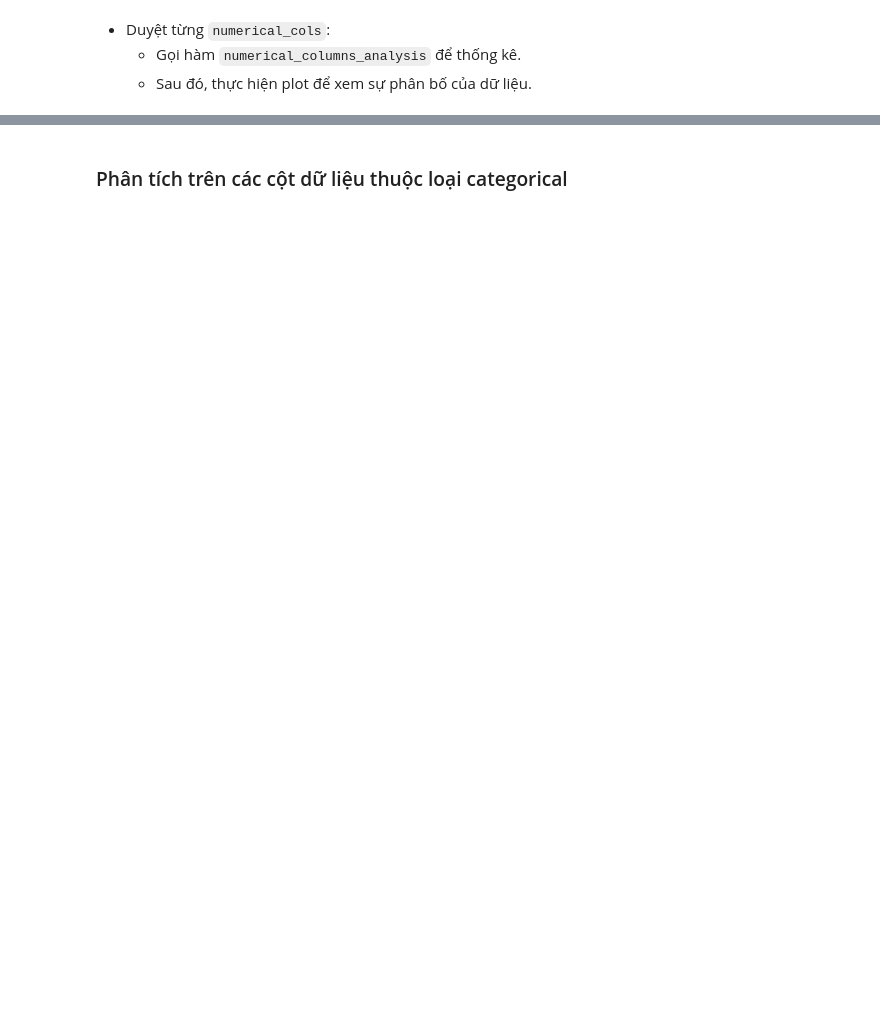
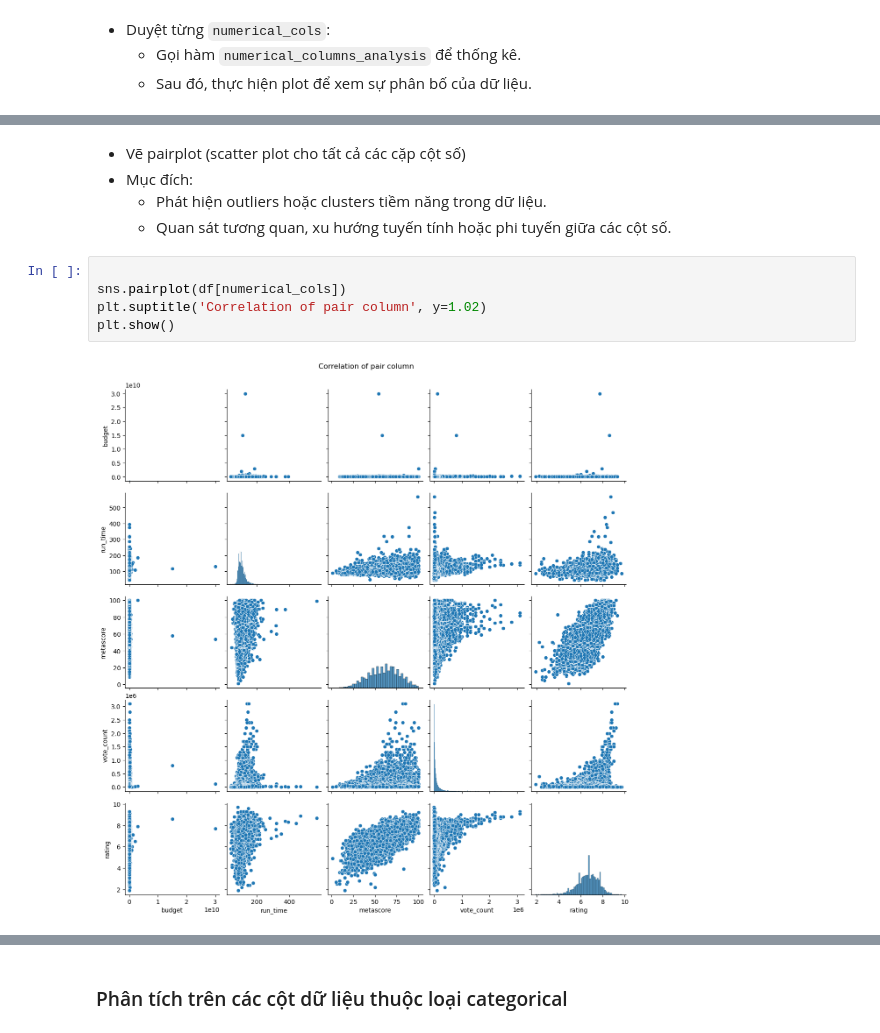
Before and after one commit to Kyoyooo/Movie-Rating-Prediction-Model, a Jupyter notebook: notebooks/data_exploration.ipynb, the cells around one changed output, grey strips where cells are left out. Drawn from its saved outputs; the diff is of its cells as text; blank space fills up the shorter version.

```diff
--- a/notebooks/data_exploration.ipynb
+++ b/notebooks/data_exploration.ipynb
@@ -534,0 +526,12 @@ Placeholder values: Series([], Name: rating, dtype: float64)
+# %% [markdown]
+- Vẽ pairplot (scatter plot cho tất cả các cặp cột số)
+- Mục đích:
+    + Phát hiện outliers hoặc clusters tiềm năng trong dữ liệu.
+    + Quan sát tương quan, xu hướng tuyến tính hoặc phi tuyến giữa các cột số.
+# %%
+
+sns.pairplot(df[numerical_cols])
+plt.suptitle('Correlation of pair column', y=1.02)
+plt.show()
+# %% [output]
+[figure, added]
```
Also changed, not shown: parts of 24 cells of this notebook.
